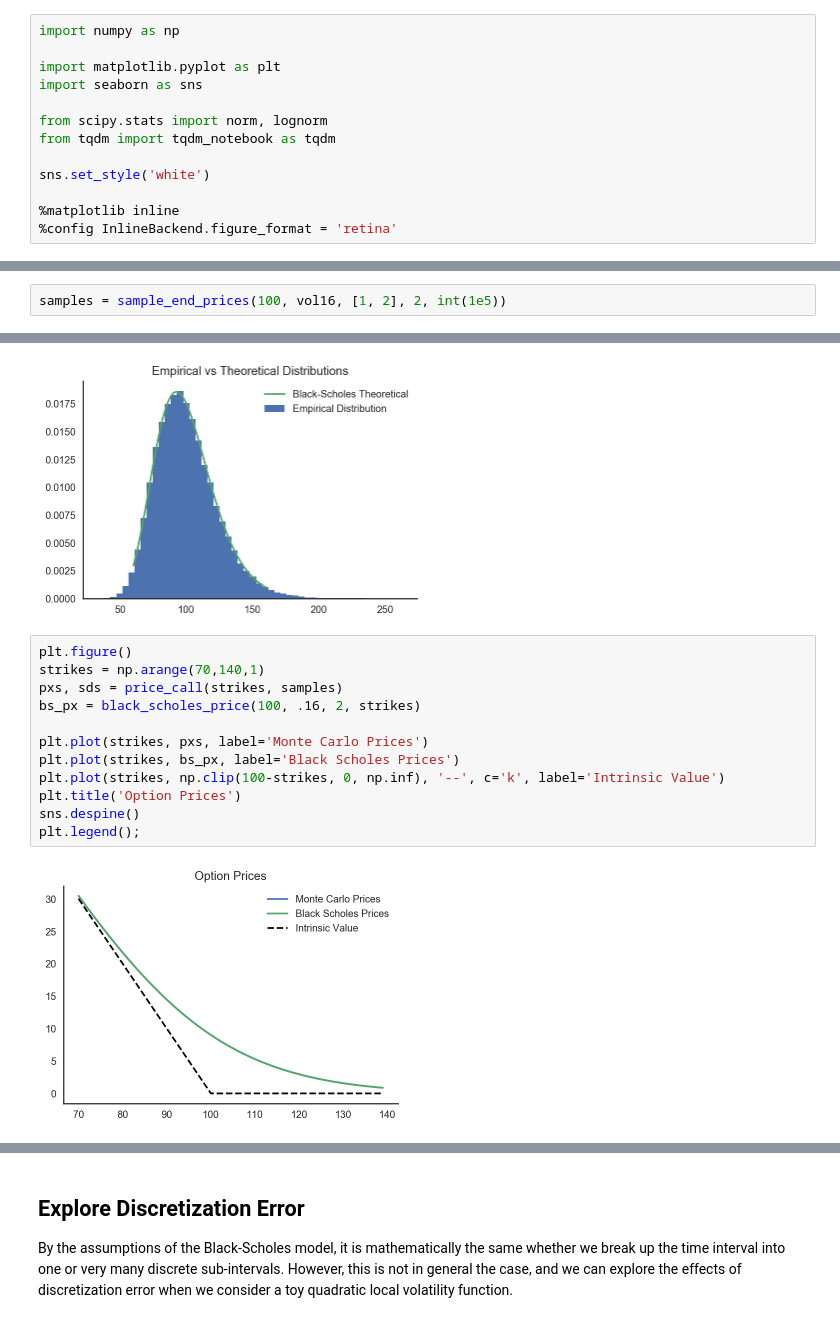
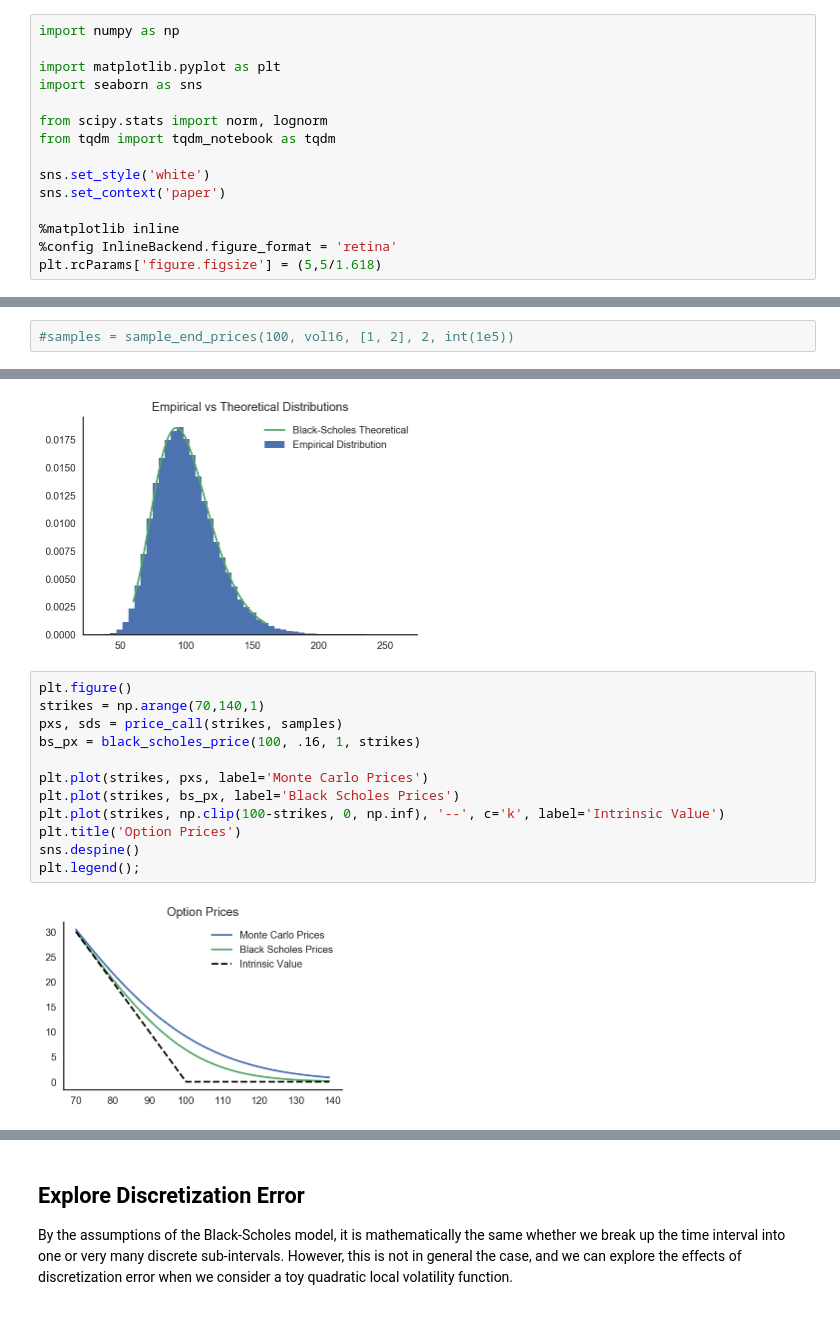
Before and after one commit to frtennis1/am205-options, a Jupyter notebook: Monte Carlo Pricer.ipynb, the cells around one changed output, grey strips where cells are left out. Saved outputs shown, nothing was run; the diff lists cells and outputs as text.

```diff
--- a/Monte Carlo Pricer.ipynb
+++ b/Monte Carlo Pricer.ipynb
@@ -10,9 +10,11 @@ from scipy.stats import norm, lognorm
 from tqdm import tqdm_notebook as tqdm
 
 sns.set_style('white')
+sns.set_context('paper')
 
 %matplotlib inline
 %config InlineBackend.figure_format = 'retina'
+plt.rcParams['figure.figsize'] = (5,5/1.618)
 # %% [markdown]
 ## Define Pricing Functions
 # %%
@@ -156,5 +158,5 @@ vol16 = make_constant_vol_f(.16)
 CPU times: user 6.69 ms, sys: 970 µs, total: 7.66 ms
 Wall time: 6.32 ms
 # %%
-samples = sample_end_prices(100, vol16, [1, 2], 2, int(1e5))
+#samples = sample_end_prices(100, vol16, [1, 2], 2, int(1e5))
 # %%
@@ -189,17 +190,17 @@ plt.title('Empirical vs Theoretical Distributions')
 # %%
 plt.figure()
 strikes = np.arange(70,140,1)
 pxs, sds = price_call(strikes, samples)
-bs_px = black_scholes_price(100, .16, 2, strikes)
+bs_px = black_scholes_price(100, .16, 1, strikes)
 
 plt.plot(strikes, pxs, label='Monte Carlo Prices')
 plt.plot(strikes, bs_px, label='Black Scholes Prices')
 plt.plot(strikes, np.clip(100-strikes, 0, np.inf), '--', c='k', label='Intrinsic Value')
 plt.title('Option Prices')
 sns.despine()
 plt.legend();
 # %% [output]
-[figure, old version]
+[figure, new version]
 # %%
 for i in range(10):
     samples = sample_end_price(100, vol16, 1, 1, int(1e5))
```
Also changed, not shown: parts of 7 cells of this notebook, 5 other files.
